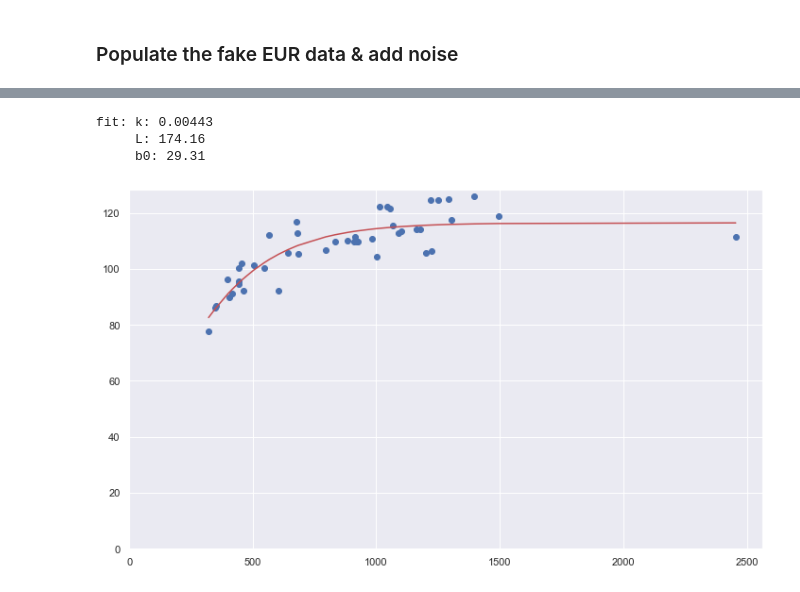
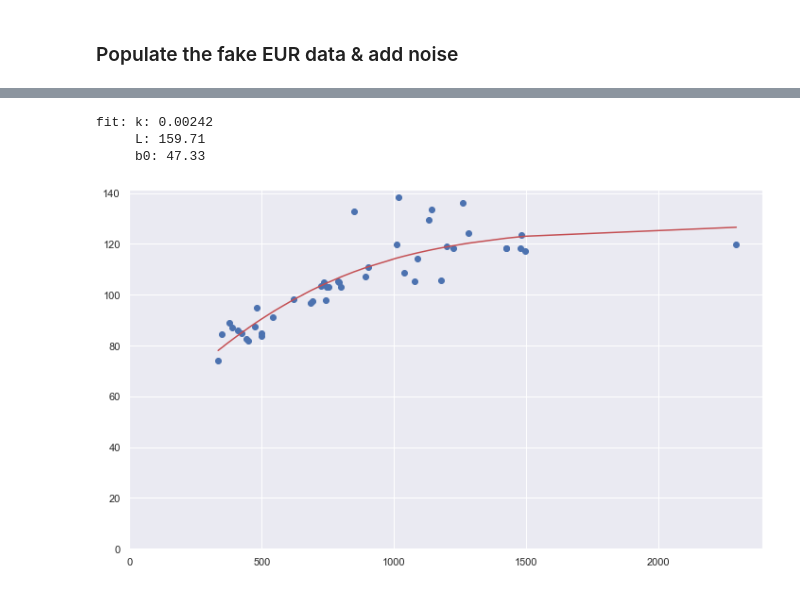
Before and after one commit to samuelshoun/hz_EUR_estimation, a Jupyter notebook: regression.ipynb, the cells around one changed output, grey strips where cells are left out. Cells and saved outputs as stored; diff of their text form; code cells hidden in the pictures.

Commit message:
refine lognormal curve fit, add OLS for remaining error

```diff
--- a/regression.ipynb
+++ b/regression.ipynb
@@ -30,7 +33,7 @@ spacing = np.concatenate([np.repeat(440, 12),
                           np.repeat(2640, 1)])
 
 # add small random noise to the individual wells spacings:
-spacing = spacing * np.random.normal(1, .1, len(spacing), )
+spacing = spacing * np.random.normal(1, .1, len(spacing))
 
 spacing
 # %% [output]
@@ -117,10 +120,17 @@ def cost(spacing, k, L, b0):
 # %% [markdown]
 ### Populate the fake EUR data & add noise
 # %%
+# adjust the EUR/ft by 8% for 25% change in sand concentration:
+sd_conc_factor = 0.05 / .25
+
+# adjust the EUR/ft by 20% for every 25% change in compl fluid per ft:
+fluid_pft_factor = 0.1 / .25
+
 df['eur_per_ft'] = df.apply(lambda x: mod_sig(x['spacing'], k, L, b0), axis=1)
-df['eur_per_ft'] = (1 - ((df['compl_sd_conc'] - 40) / 40) * (.08/.25)) * df['eur_per_ft']
+df['eur_per_ft'] = (1 + ((df['compl_sd_conc'] - 40) / 40) * (sd_conc_factor)) * df['eur_per_ft']
+df['eur_per_ft'] = (1 + ((df['compl_bbl_per_ft'] - 45) / 45) * (fluid_pft_factor)) * df['eur_per_ft']
 
-eur_noise = np.random.lognormal(sigma=np.std(df['eur_per_ft']) / 10, size=len(df))
+eur_noise = np.random.lognormal(sigma=np.std(df['eur_per_ft']) / 20, size=len(df))
 
 df['eur_per_ft'] = df['eur_per_ft'] + eur_noise
 
@@ -156,19 +163,25 @@ plt.ylim(0,)
 # %%
 y = np.array(df['eur_per_ft'].values)
 x = df['spacing'].values
 
-popt, _ = curve_fit(cost, x, np.log(y),
-                   bounds=([0, 70, 0], [.1, 200, 100]))
+# fit to linear-space error:
+# popt, _ = curve_fit(mod_sig, x, y, bounds=([0, 70, 0], [.1, 200, 100]))
+
+# or fit to log-space error:
+popt, _ = curve_fit(cost, x, np.log(y), bounds=([0, 70, 0], [.1, 200, 100]))
+
+
+# result = differential_evolution(cost(df['spacing'], L, k, b0), bounds=[(0,.1), (70, 200), (0, 100)])
 
 plt.scatter(x=x, y=y)
 plt.plot(x, mod_sig(x, *popt), color='r')
 
 plt.xlim(0,)
 plt.ylim(0,)
 
 print('fit: k: %1.5f \n     L: %1.2f \n     b0: %1.2f' % tuple(popt))
 # %% [output]
-fit: k: 0.00443
-     L: 174.16
-     b0: 29.31
+fit: k: 0.00242
+     L: 159.71
+     b0: 47.33
-[figure, old version]
+[figure, new version]
```
Also changed, not shown: parts of 16 cells of this notebook.
